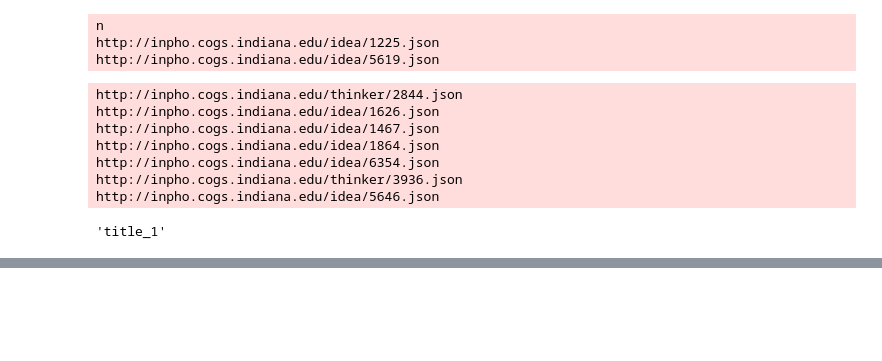
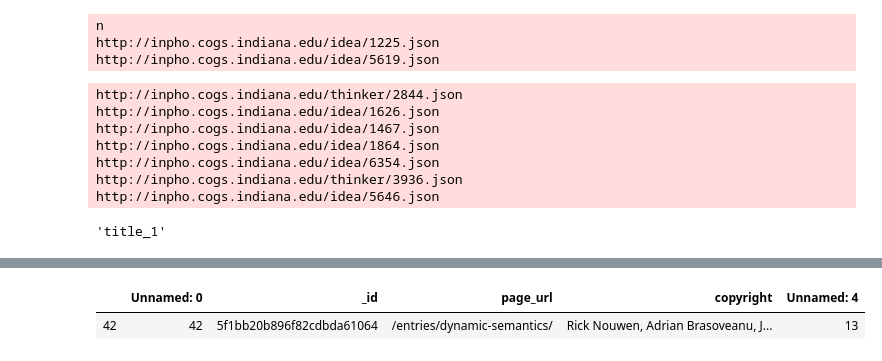
Before and after one commit to josephdicastro/VisualizingSEP, a Jupyter notebook: data_processing/scripts/1_datacollection_sep.ipynb, the cells around one changed output, grey strips where cells are left out. Saved outputs shown, nothing was run; the diff lists cells and outputs as text; code cells hidden in the pictures; blank space fills up the shorter version.

Commit message:
updated authors field in mongo

```diff
--- a/data_processing/scripts/1_datacollection_sep.ipynb
+++ b/data_processing/scripts/1_datacollection_sep.ipynb
@@ -184,0 +186,12 @@ print(len(toc_entries))
+# %%
+#update author data for SEP
+
+collection_to_update = db.sep_entries
+
+#import cleaned data
+authors = pd.read_csv('copyright.csv')
+
+for index,row in tqdm(authors.iterrows()):
+    page_url = row['page_url']
+    authors = row['copyright']
+    sep.add_author(page_url, authors, collection_to_update)
@@ -184,0 +216,5 @@ print(len(toc_entries))
+# %%
+authors.loc[authors['page_url'] == '/entries/dynamic-semantics/']
+# %% [output]
+|  | Unnamed: 0 | _id | page_url | copyright | Unnamed: 4 |
+| 42 | 42 | 5f1bb20b896f82cdbda61064 | /entries/dynamic-semantics/ | Rick Nouwen, Adrian Brasoveanu, J... | 13 |
```
Also changed, not shown: parts of 4 cells of this notebook, 2 other files.
